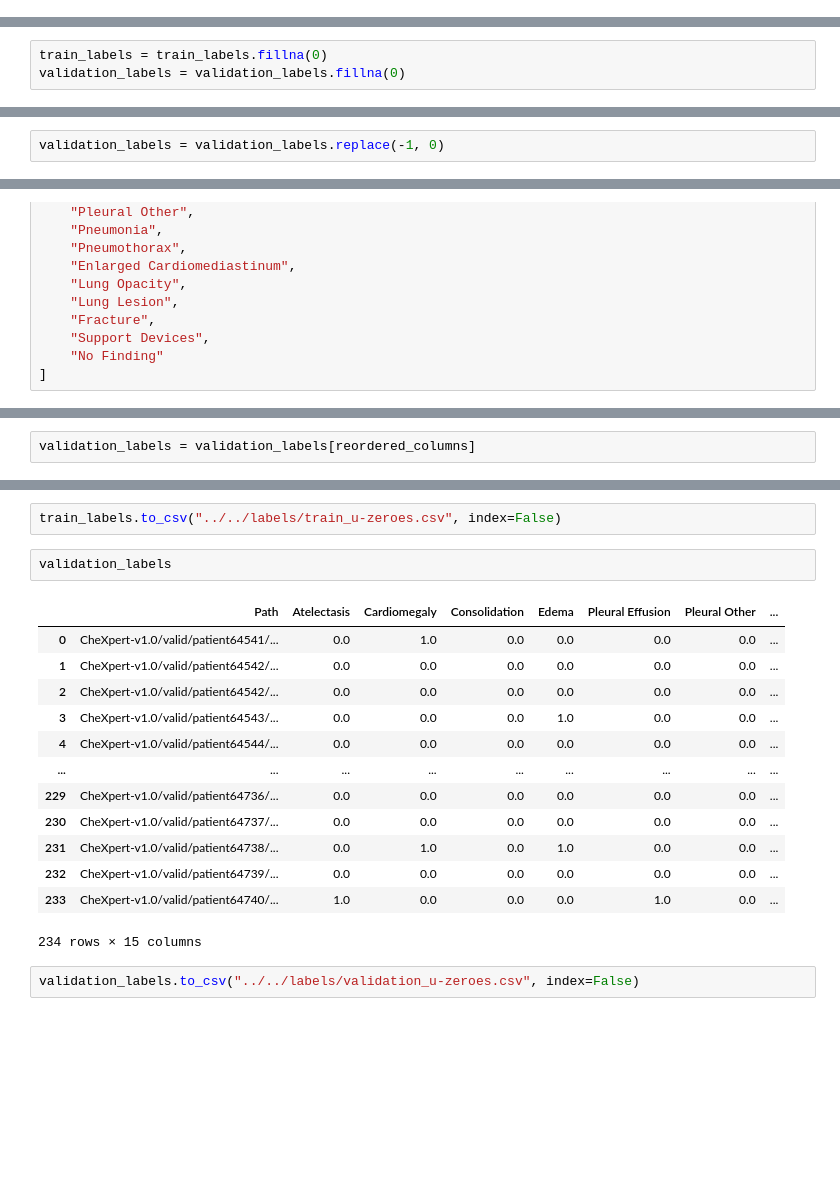
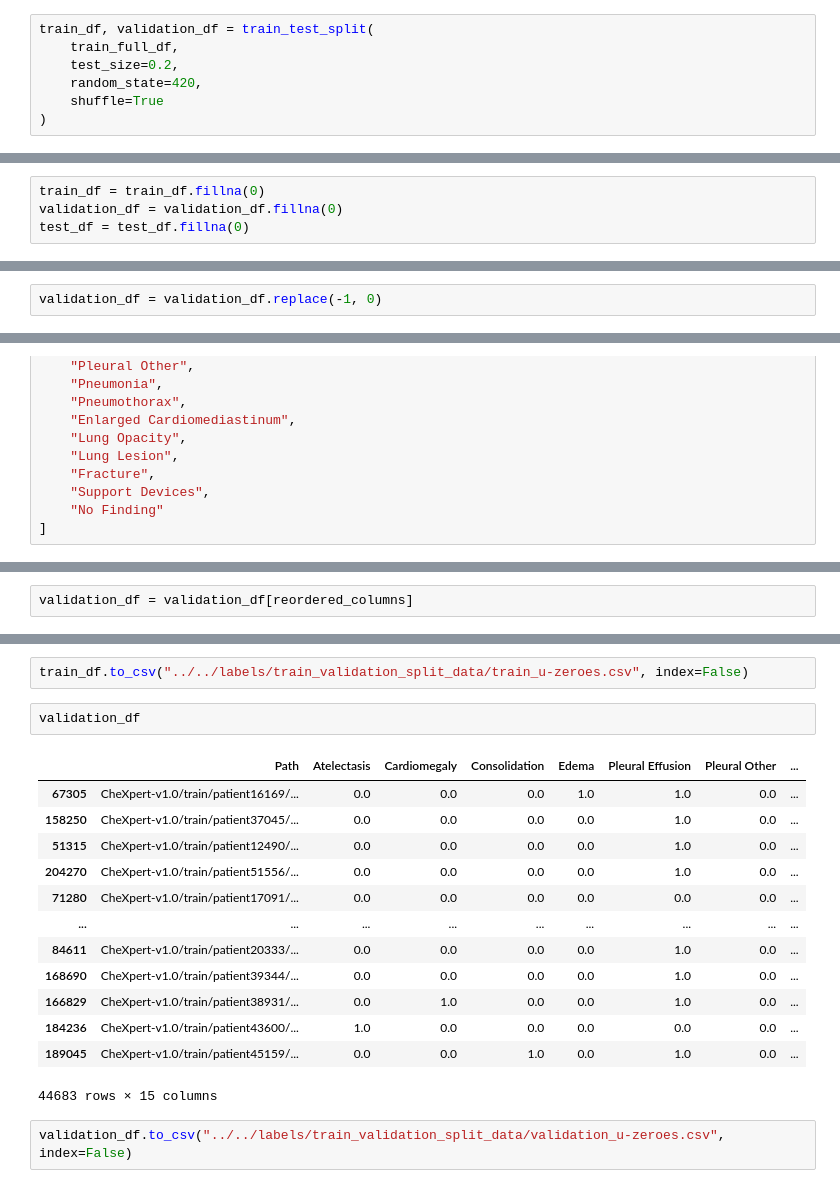
Before and after one commit to tamerthamoqa/CheXpert-multilabel-classification-tensorflow, a Jupyter notebook: misc/creating_train_validation_csv_labels/creating_train_validation_labels_u-zeroes.ipynb, the cells around one changed output, grey strips where cells are left out. Cells and saved outputs as stored; diff of their text form; blank space fills up the shorter version.

```diff
--- a/misc/creating_train_validation_csv_labels/creating_train_validation_labels_u-zeroes.ipynb
+++ b/misc/creating_train_validation_csv_labels/creating_train_validation_labels_u-zeroes.ipynb
@@ -77,0 +86,7 @@ validation_labels["Path"][0]
+# %%
+train_df, validation_df = train_test_split(
+    train_full_df,
+    test_size=0.2,
+    random_state=420,
+    shuffle=True
+)
@@ -118,4 +231,5 @@ count_lateral_validation / len(validation_labels)
 # %%
-train_labels = train_labels.fillna(0)
-validation_labels = validation_labels.fillna(0)
+train_df = train_df.fillna(0)
+validation_df = validation_df.fillna(0)
+test_df = test_df.fillna(0)
 # %%
@@ -171,3 +301,3 @@ train_labels
 # %%
-validation_labels = validation_labels.replace(-1, 0)
+validation_df = validation_df.replace(-1, 0)
 # %%
@@ -227,3 +375,3 @@ train_labels
 # %%
-validation_labels = validation_labels[reordered_columns]
+validation_df = validation_df[reordered_columns]
 # %%
@@ -517,20 +934,20 @@ train_labels
 # %%
-train_labels.to_csv("../../labels/train_u-zeroes.csv", index=False)
+train_df.to_csv("../../labels/train_validation_split_data/train_u-zeroes.csv", index=False)
 # %%
-validation_labels
+validation_df
 # %% [output]
 |  | Path | Atelectasis | Cardiomegaly | Consolidation | Edema | Pleural Effusion | Pleural Other | ... |
-| 0 | CheXpert-v1.0/valid/patient64541/... | 0.0 | 1.0 | 0.0 | 0.0 | 0.0 | 0.0 | ... |
-| 1 | CheXpert-v1.0/valid/patient64542/... | 0.0 | 0.0 | 0.0 | 0.0 | 0.0 | 0.0 | ... |
-| 2 | CheXpert-v1.0/valid/patient64542/... | 0.0 | 0.0 | 0.0 | 0.0 | 0.0 | 0.0 | ... |
-| 3 | CheXpert-v1.0/valid/patient64543/... | 0.0 | 0.0 | 0.0 | 1.0 | 0.0 | 0.0 | ... |
-| 4 | CheXpert-v1.0/valid/patient64544/... | 0.0 | 0.0 | 0.0 | 0.0 | 0.0 | 0.0 | ... |
+| 67305 | CheXpert-v1.0/train/patient16169/... | 0.0 | 0.0 | 0.0 | 1.0 | 1.0 | 0.0 | ... |
+| 158250 | CheXpert-v1.0/train/patient37045/... | 0.0 | 0.0 | 0.0 | 0.0 | 1.0 | 0.0 | ... |
+| 51315 | CheXpert-v1.0/train/patient12490/... | 0.0 | 0.0 | 0.0 | 0.0 | 1.0 | 0.0 | ... |
+| 204270 | CheXpert-v1.0/train/patient51556/... | 0.0 | 0.0 | 0.0 | 0.0 | 1.0 | 0.0 | ... |
+| 71280 | CheXpert-v1.0/train/patient17091/... | 0.0 | 0.0 | 0.0 | 0.0 | 0.0 | 0.0 | ... |
 | ... | ... | ... | ... | ... | ... | ... | ... | ... |
-| 229 | CheXpert-v1.0/valid/patient64736/... | 0.0 | 0.0 | 0.0 | 0.0 | 0.0 | 0.0 | ... |
-| 230 | CheXpert-v1.0/valid/patient64737/... | 0.0 | 0.0 | 0.0 | 0.0 | 0.0 | 0.0 | ... |
-| 231 | CheXpert-v1.0/valid/patient64738/... | 0.0 | 1.0 | 0.0 | 1.0 | 0.0 | 0.0 | ... |
-| 232 | CheXpert-v1.0/valid/patient64739/... | 0.0 | 0.0 | 0.0 | 0.0 | 0.0 | 0.0 | ... |
-| 233 | CheXpert-v1.0/valid/patient64740/... | 1.0 | 0.0 | 0.0 | 0.0 | 1.0 | 0.0 | ... |
+| 84611 | CheXpert-v1.0/train/patient20333/... | 0.0 | 0.0 | 0.0 | 0.0 | 1.0 | 0.0 | ... |
+| 168690 | CheXpert-v1.0/train/patient39344/... | 0.0 | 0.0 | 0.0 | 0.0 | 1.0 | 0.0 | ... |
+| 166829 | CheXpert-v1.0/train/patient38931/... | 0.0 | 1.0 | 0.0 | 0.0 | 1.0 | 0.0 | ... |
+| 184236 | CheXpert-v1.0/train/patient43600/... | 1.0 | 0.0 | 0.0 | 0.0 | 0.0 | 0.0 | ... |
+| 189045 | CheXpert-v1.0/train/patient45159/... | 0.0 | 0.0 | 1.0 | 0.0 | 1.0 | 0.0 | ... |
-234 rows × 15 columns
+44683 rows × 15 columns
 # %%
-validation_labels.to_csv("../../labels/validation_u-zeroes.csv", index=False)
+validation_df.to_csv("../../labels/train_validation_split_data/validation_u-zeroes.csv", index=False)
```
Also changed, not shown: parts of 217 cells of this notebook.
